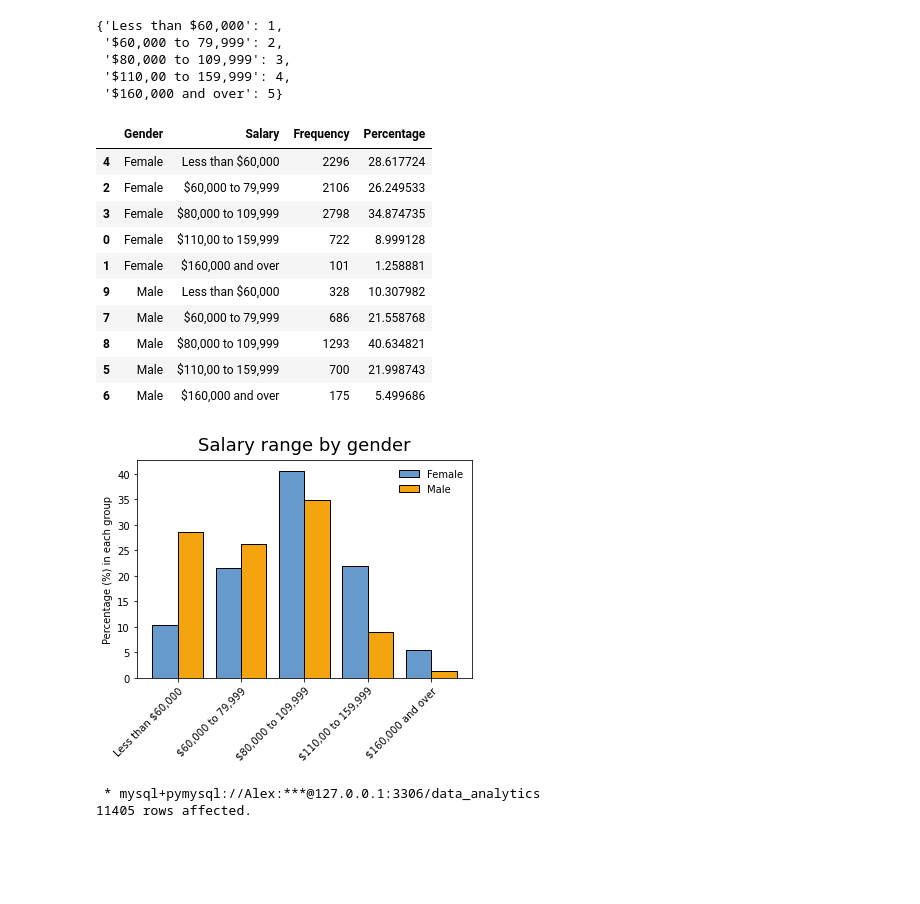
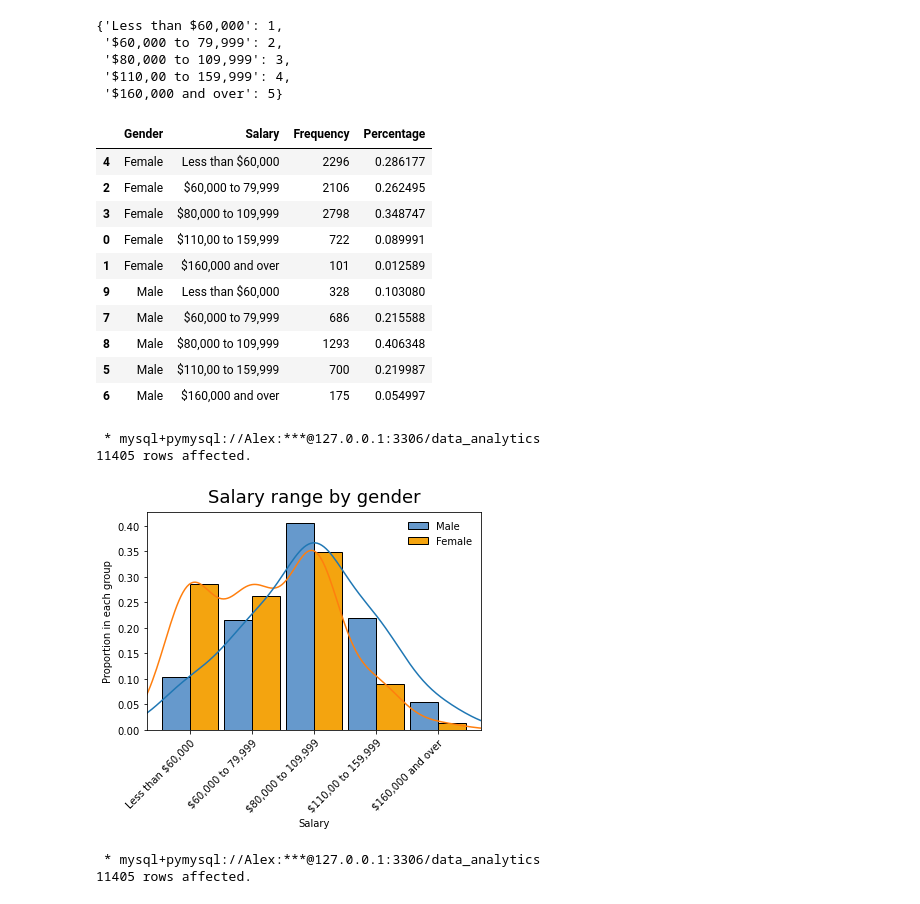
Before and after one commit to alex-cplee/WA-Public-Service-Perception-2015, a Jupyter notebook: SurveyData.ipynb, the cells around one changed output. Drawn from its saved outputs; the diff is of its cells as text; code cells hidden in the pictures; blank space fills up the shorter version.

```diff
--- a/SurveyData.ipynb
+++ b/SurveyData.ipynb
@@ -647,46 +649,57 @@ salary_male_sum = salary_gender_df[salary_gender_df['Gender']=='Male']['Frequenc
 salary_gender_df['Percentage'] = ''
 # %%
 #calculate percentage in each ealary range per gender group
-salary_gender_df['Percentage'] = (salary_gender_df['Frequency']/salary_female_sum*100).where(salary_gender_df['Gender']=='Female',
-                                                                                             other=salary_gender_df['Frequency']/salary_male_sum*100)
+salary_gender_df['Percentage'] = (salary_gender_df['Frequency']/salary_female_sum).where(salary_gender_df['Gender']=='Female',
+                                                                                             other=salary_gender_df['Frequency']/salary_male_sum)
 salary_gender_df = salary_gender_df.iloc[salary_gender_df['Salary'].map(salary_key['Value']).sort_values().index].sort_values(by='Gender')
 salary_gender_df #sort by gender first then Salary using the dictionary
 # %% [output]
 |  | Gender | Salary | Frequency | Percentage |
-| 4 | Female | Less than $60,000 | 2296 | 28.617724 |
-| 2 | Female | $60,000 to 79,999 | 2106 | 26.249533 |
-| 3 | Female | $80,000 to 109,999 | 2798 | 34.874735 |
-| 0 | Female | $110,00 to 159,999 | 722 | 8.999128 |
-| 1 | Female | $160,000 and over | 101 | 1.258881 |
-| 9 | Male | Less than $60,000 | 328 | 10.307982 |
-| 7 | Male | $60,000 to 79,999 | 686 | 21.558768 |
-| 8 | Male | $80,000 to 109,999 | 1293 | 40.634821 |
-| 5 | Male | $110,00 to 159,999 | 700 | 21.998743 |
-| 6 | Male | $160,000 and over | 175 | 5.499686 |
+| 4 | Female | Less than $60,000 | 2296 | 0.286177 |
+| 2 | Female | $60,000 to 79,999 | 2106 | 0.262495 |
+| 3 | Female | $80,000 to 109,999 | 2798 | 0.348747 |
+| 0 | Female | $110,00 to 159,999 | 722 | 0.089991 |
+| 1 | Female | $160,000 and over | 101 | 0.012589 |
+| 9 | Male | Less than $60,000 | 328 | 0.103080 |
+| 7 | Male | $60,000 to 79,999 | 686 | 0.215588 |
+| 8 | Male | $80,000 to 109,999 | 1293 | 0.406348 |
+| 5 | Male | $110,00 to 159,999 | 700 | 0.219987 |
+| 6 | Male | $160,000 and over | 175 | 0.054997 |
 # %%
 import matplotlib.pyplot as plt
 %matplotlib inline
+
+#a separate query for overlaying kernal density plots on top of bar graph/histogram
+salary = %sql select D1, D8 from `survey-data`
+salary = pd.DataFrame(salary, columns=['Gender','Salary'])
+salary.replace({'Salary':salary_key['Value']}, inplace=True)
+salary['Salary'] = salary['Salary']-1 #to shift the kernal density plot to the left
 
 #manually create the first figure
 
 fig, ax2 = plt.subplots()
 labels = list(salary_key['Value'].keys()) #label for the manual plot
 
 x = np.arange(len(labels))
-width = 0.4
+width = 0.45
 
-ax2.bar(x - width/2, salary_gender_df[salary_gender_df['Gender']=='Male']['Percentage'], width, edgecolor='black', label='Female', color = "#6699cc")
-ax2.bar(x + width/2, salary_gender_df[salary_gender_df['Gender']=='Female']['Percentage'], width, edgecolor='black',label='Male', color = '#F4A40F')
+ax2.bar(x - width/2, salary_gender_df[salary_gender_df['Gender']=='Male']['Percentage'], width, edgecolor='black', label='Male', color = "#6699cc")
+ax2.bar(x + width/2, salary_gender_df[salary_gender_df['Gender']=='Female']['Percentage'], width, edgecolor='black',label='Female', color = '#F4A40F')
 
-ax2.set_ylabel('Percentage (%) in each group')
+ax2.set_ylabel('Proportion in each group')
 ax2.set_title('Salary range by gender', fontdict = {'fontsize': 18, 'verticalalignment':'bottom' })
 ax2.set_xticks(x)
 ax2.set_xticklabels(labels, rotation = 45, rotation_mode='anchor', ha = 'right')
-ax2.legend(bbox_to_anchor=(1, 1), frameon = False)
+
+sns.kdeplot(x='Salary', hue='Gender', data=salary, common_norm=False, bw_adjust=2.5, ax=ax2) #Kernal distribution overlay
+ax2.set_xlim([-0.7,4.7])
+ax2.legend(bbox_to_anchor=(1.0, 1), frameon = False)
 
 plt.show()
 # %% [output]
+ * mysql+pymysql://Alex:***@127.0.0.1:3306/data_analytics
+11405 rows affected.
-[figure, old version]
+[figure, new version]
 # %%
 salary_gender = %sql select D1, D8 from `survey-data`;
 salary_gender = pd.DataFrame(salary_gender, columns=['Gender','Salary'])
```
Also changed, not shown: parts of 50 cells of this notebook.
